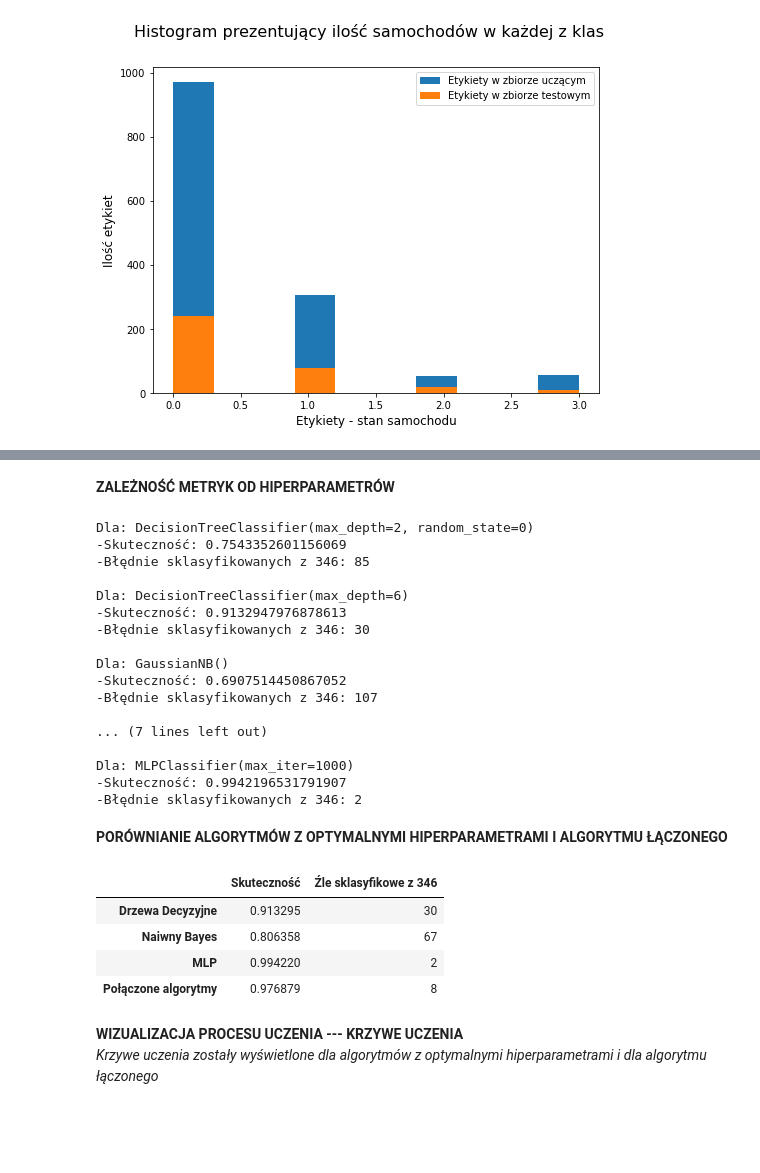
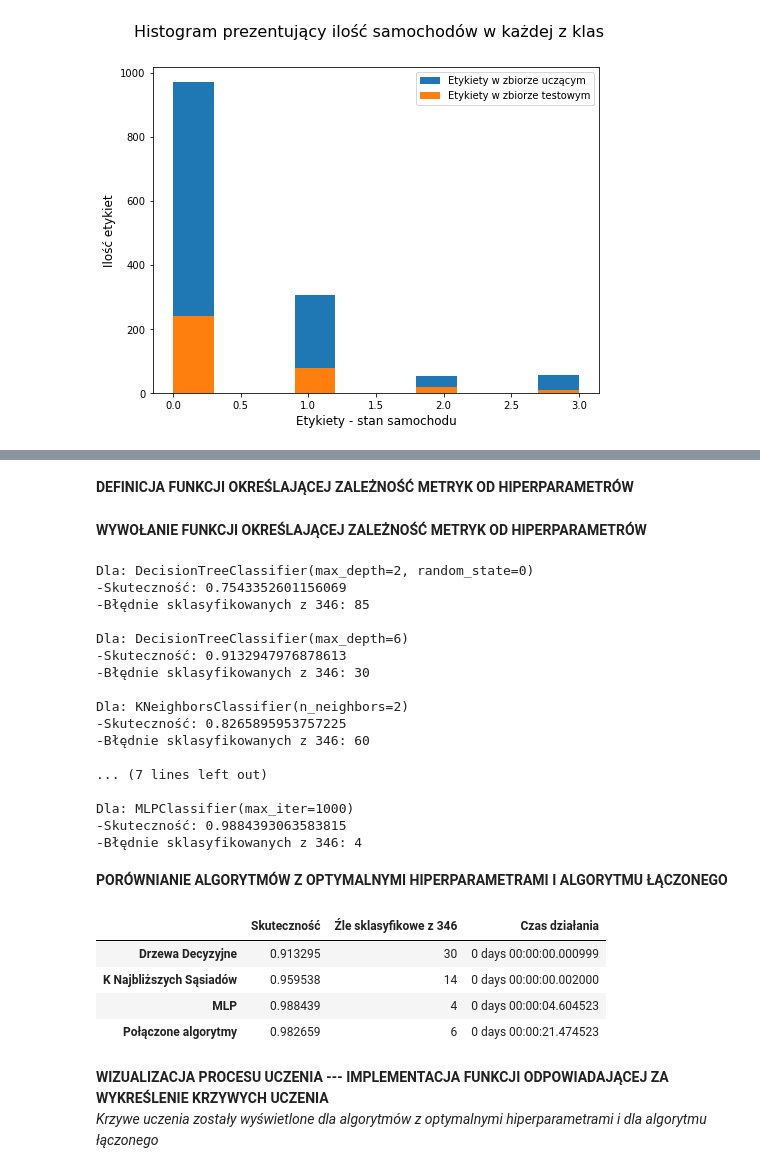
Before and after one commit to wiktor-kawa/Algorytmy-Uczenia-Maszynowego---Projekt, a Jupyter notebook: AUM_projekt.ipynb, the cells around one changed output, grey strips where cells are left out. Cells and saved outputs as stored; diff of their text form; code cells hidden in the pictures; blank space fills up the shorter version.

Commit message:
Dodanie funkcjonalności pozwalającej na okreslenie czasu potrzebnego na uczenie algorytmu. Opis funkcji i algorytmów. Uporządkowanie kodu.

```diff
--- a/AUM_projekt.ipynb
+++ b/AUM_projekt.ipynb
@@ -425,9 +455,0 @@ Liczba błędnie sklasyfikowanych samochodów ze wszystkich 346 w zbiorze testow
-# %%
-from sklearn.naive_bayes import GaussianNB
-
-clf_nb = GaussianNB()    #priors = None, var_smoothing = 1e-09
-clf_nb.fit(X_train, y_train)
-
-y_predicted_nb = clf_nb.predict(X_test)
-
-metrics_aum(clf_nb, X_test, y_test, y_predicted_nb)
@@ -542,8 +608,17 @@ print(search_mlp.best_params_)
 print()
 
 clf_mlp2 = MLPClassifier(alpha = search_mlp.best_params_.setdefault("alpha"), max_iter = search_mlp.best_params_.setdefault("max_iter"), activation = search_mlp.best_params_.setdefault("activation"))
+
+start_clf_mlp2 = datetime.datetime.now()
 clf_mlp2.fit(X_train, y_train)
+duration_clf_mlp2 = datetime.datetime.now() - start_clf_mlp2
+
 y_predicted_mlp2 = clf_mlp2.predict(X_test)
+
+print("CZAS DZIAŁANIA ALGORYTMU UCZĄCEGO: ")
+print(duration_clf_mlp2)
+print('-----------------------------')
+
 metrics_aum(clf_mlp2, X_test, y_test, y_predicted_mlp2)
 # %% [output]
 Najlepsze hiperparametry to:
@@ -577,14 +655,20 @@ from sklearn.linear_model import LogisticRegression
 
 estimator_list = [
     ('clf_tree2', clf_tree2),
-    ('clf_nb2', clf_nb2),
+    ('clf_knn2', clf_knn2),
     ('clf_mlp2', clf_mlp2)]
 
 stack_model = StackingClassifier(estimators = estimator_list, final_estimator = LogisticRegression())
 
+start_stack_model = datetime.datetime.now()
 stack_model.fit(X_train, y_train)
+duration_stack_model = datetime.datetime.now() - start_stack_model
 
 y_predicted_stack = stack_model.predict(X_test)
 
+print("CZAS DZIAŁANIA ALGORYTMU UCZĄCEGO: ")
+print(duration_stack_model)
+print('-----------------------------')
+
 metrics_aum(stack_model, X_test, y_test, y_predicted_stack)
 # %% [output]
@@ -614,6 +703,6 @@ Liczba błędnie sklasyfikowanych samochodów ze wszystkich 346 w zbiorze testow
 -----------------------------
 # %% [markdown]
-**ZALEŻNOŚĆ METRYK OD HIPERPARAMETRÓW**
+**DEFINICJA FUNKCJI OKREŚLAJĄCEJ ZALEŻNOŚĆ METRYK OD HIPERPARAMETRÓW**
 # %%
 def metrics_visual(algorithm, X_test, y_test, y_predicted):
 
@@ -636,11 +716,13 @@ def metrics_visual(algorithm, X_test, y_test, y_predicted):
     print("-Błędnie sklasyfikowanych z %d: %d"
     %(X_test.shape[0], (y_test != y_predicted).sum()))
     print()
+# %% [markdown]
+**WYWOŁANIE FUNKCJI OKREŚLAJĄCEJ ZALEŻNOŚĆ METRYK OD HIPERPARAMETRÓW**
 # %%
 metrics_visual(clf_tree, X_test, y_test, y_predicted_tree)
 metrics_visual(clf_tree2, X_test, y_test, y_predicted_tree2)
-metrics_visual(clf_nb, X_test, y_test, y_predicted_nb)
-metrics_visual(clf_nb2, X_test, y_test, y_predicted_nb2)
+metrics_visual(clf_knn, X_test, y_test, y_predicted_knn)
+metrics_visual(clf_knn2, X_test, y_test, y_predicted_knn2)
 metrics_visual(clf_mlp, X_test, y_test, y_predicted_mlp)
 metrics_visual(clf_mlp2, X_test, y_test, y_predicted_mlp2)
 # %% [output]
@@ -652,52 +734,58 @@ Dla: DecisionTreeClassifier(max_depth=6)
 -Skuteczność: 0.9132947976878613
 -Błędnie sklasyfikowanych z 346: 30
 
-Dla: GaussianNB()
--Skuteczność: 0.6907514450867052
--Błędnie sklasyfikowanych z 346: 107
+Dla: KNeighborsClassifier(n_neighbors=2)
+-Skuteczność: 0.8265895953757225
+-Błędnie sklasyfikowanych z 346: 60
 
 ... (7 lines left out)
 
 Dla: MLPClassifier(max_iter=1000)
--Skuteczność: 0.9942196531791907
--Błędnie sklasyfikowanych z 346: 2
+-Skuteczność: 0.9884393063583815
+-Błędnie sklasyfikowanych z 346: 4
 # %% [markdown]
 **PORÓWNIANIE ALGORYTMÓW Z OPTYMALNYMI HIPERPARAMETRAMI I ALGORYTMU ŁĄCZONEGO**
 # %%
 from sklearn.metrics import accuracy_score
 
 acc_tree = accuracy_score(y_test, y_predicted_tree2)
-acc_nb = accuracy_score(y_test, y_predicted_nb2)
+acc_knn = accuracy_score(y_test, y_predicted_knn2)
 acc_mlp = accuracy_score(y_test, y_predicted_mlp2)
 acc_stack = accuracy_score(y_test, y_predicted_stack)
 
 acc_test_dict = {'Drzewa Decyzyjne': acc_tree,
-                'Naiwny Bayes': acc_nb,
+                'K Najbliższych Sąsiadów': acc_knn,
                 'MLP': acc_mlp,
                 'Połączone algorytmy': acc_stack}
 
 bad_class_tree = (y_test != y_predicted_tree2).sum()
-bad_class_nb = (y_test != y_predicted_nb2).sum()
+bad_class_knn = (y_test != y_predicted_knn2).sum()
 bad_class_mlp = (y_test != y_predicted_mlp2).sum()
 bad_class_stack = (y_test != y_predicted_stack).sum()
 
 badly_classified_dict = {'Drzewa Decyzyjne': bad_class_tree,
-                        'Naiwny Bayes': bad_class_nb,
+                        'K Najbliższych Sąsiadów': bad_class_knn,
                         'MLP': bad_class_mlp,
                         'Połączone algorytmy': bad_class_stack}
 
+duration_dict = {'Drzewa Decyzyjne': duration_clf_tree2,
+                 'K Najbliższych Sąsiadów': duration_clf_knn2,
+                 'MLP': duration_clf_mlp2,
+                 'Połączone algorytmy': duration_stack_model}
+
 acc_df = pd.DataFrame.from_dict(acc_test_dict, orient = 'index', columns = ['Skuteczność'])
 badly_class_df = pd.DataFrame.from_dict(badly_classified_dict, orient = 'index', columns = ["Źle sklasyfikowe z %d" %X_test.shape[0]])
-data = pd.concat([acc_df, badly_class_df], axis = 1)
+duration_df = pd.DataFrame.from_dict(duration_dict, orient = 'index', columns = ['Czas działania'])
+data = pd.concat([acc_df, badly_class_df, duration_df], axis = 1)
 data
 # %% [output]
-|  | Skuteczność | Źle sklasyfikowe z 346 |
-| Drzewa Decyzyjne | 0.913295 | 30 |
-| Naiwny Bayes | 0.806358 | 67 |
-| MLP | 0.994220 | 2 |
-| Połączone algorytmy | 0.976879 | 8 |
+|  | Skuteczność | Źle sklasyfikowe z 346 | Czas działania |
+| Drzewa Decyzyjne | 0.913295 | 30 | 0 days 00:00:00.000999 |
+| K Najbliższych Sąsiadów | 0.959538 | 14 | 0 days 00:00:00.002000 |
+| MLP | 0.988439 | 4 | 0 days 00:00:04.604523 |
+| Połączone algorytmy | 0.982659 | 6 | 0 days 00:00:21.474523 |
 # %% [markdown]
-**WIZUALIZACJA PROCESU UCZENIA --- KRZYWE UCZENIA**<br>
+**WIZUALIZACJA PROCESU UCZENIA --- IMPLEMENTACJA FUNKCJI ODPOWIADAJĄCEJ ZA WYKREŚLENIE KRZYWYCH UCZENIA**<br>
 *Krzywe uczenia zostały wyświetlone dla algorytmów z optymalnymi hiperparametrami i dla algorytmu łączonego*
 # %%
 from sklearn.model_selection import learning_curve
```
Also changed, not shown: parts of 45 cells of this notebook.
